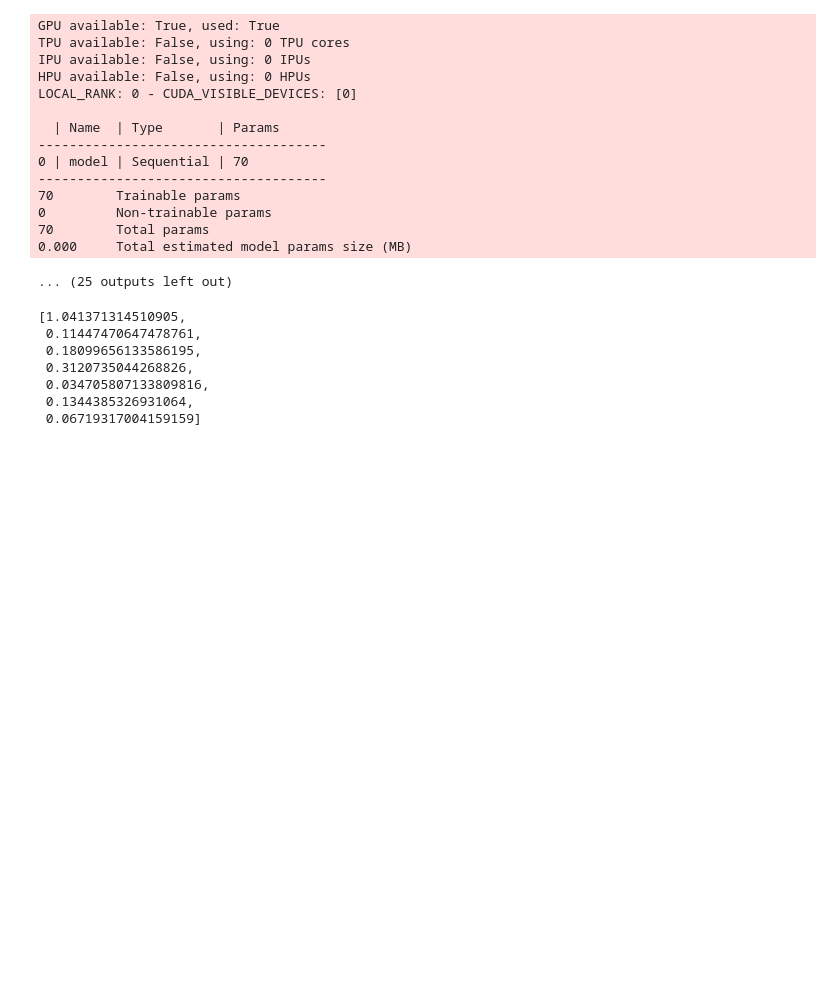
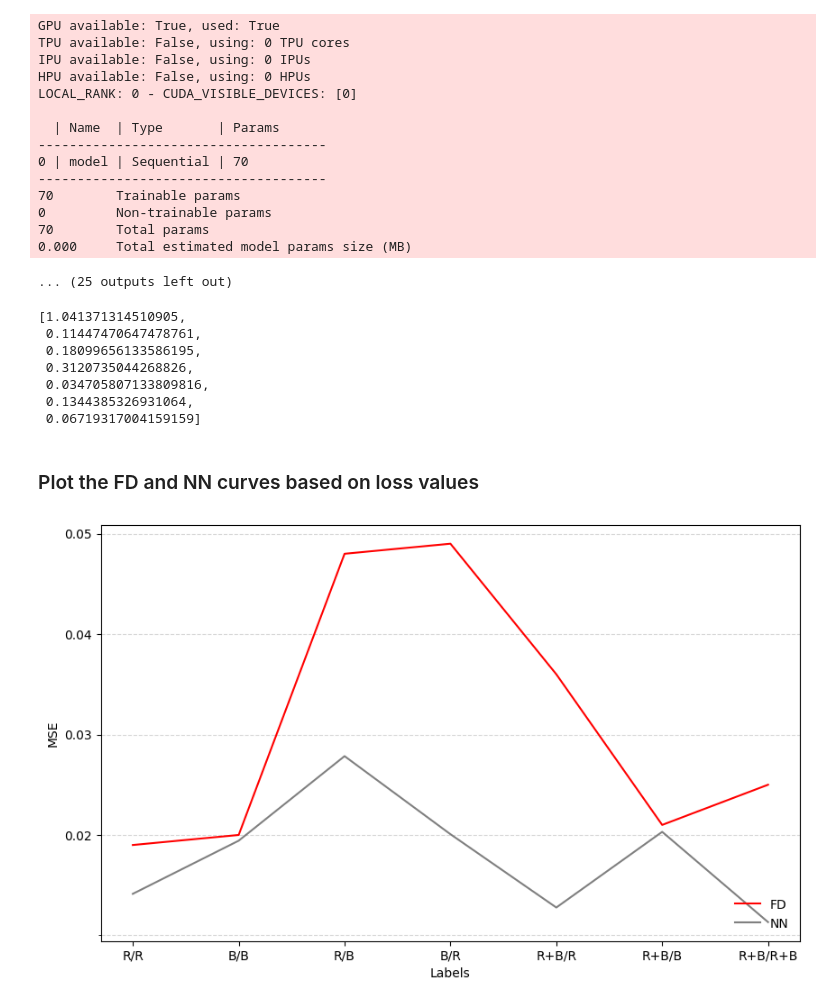
Before and after one commit to parimsuka/crowd-modeling-and-simulation, a Jupyter notebook: exercise6/tordeux-replication.ipynb, the cells around one changed output. Drawn from its saved outputs; the diff is of its cells as text; code cells hidden in the pictures; blank space fills up the shorter version.

Commit message:
Added plotting function for FD and NN model comparison

```diff
--- a/exercise6/tordeux-replication.ipynb
+++ b/exercise6/tordeux-replication.ipynb
@@ -611,3 +611,13 @@ mean_test_losses
  0.034705807133809816,
  0.1344385326931064,
  0.06719317004159159]
+# %% [markdown]
+### Plot the FD and NN curves based on loss values
+# %%
+x_labels = ["R/R", "B/B", "R/B", "B/R" , "R+B/R", "R+B/B", "R+B/R+B"]
+y_FD = [0.019, 0.02, 0.048, 0.049, 0.036, 0.021, 0.025] # From previous task about the FD (see report)
+y_NN = [0.01413885, 0.0194294, 0.0278465,  0.02007467, 0.01277618, 0.02031045, 0.01132226] # From: Mean losses:  [array([0.0194294, 0.0278465]), array([0.01413885, 0.02007467]), array([0.01277618, 0.02031045, 0.01132226])]
+
+plotting.plot_losses_FD_NN(x_labels, y_FD, y_NN)
+# %% [output]
+[figure, added]
```
Also changed, not shown: 1 other file.
